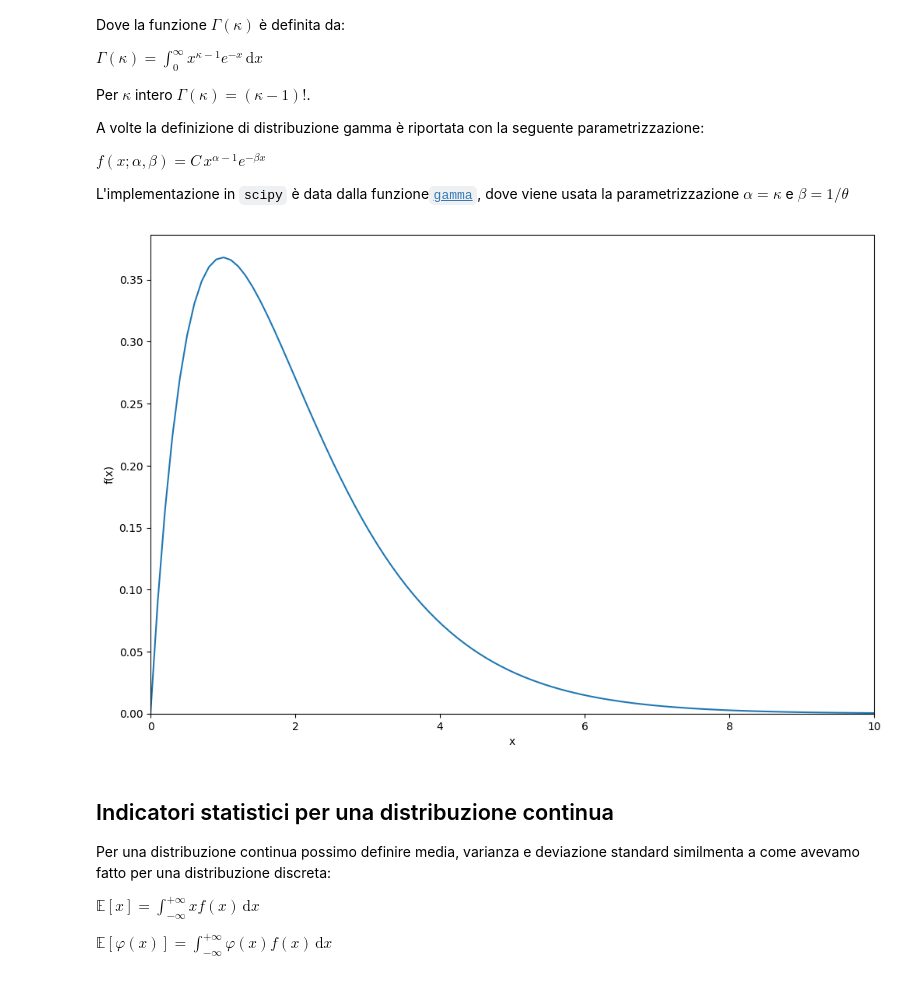
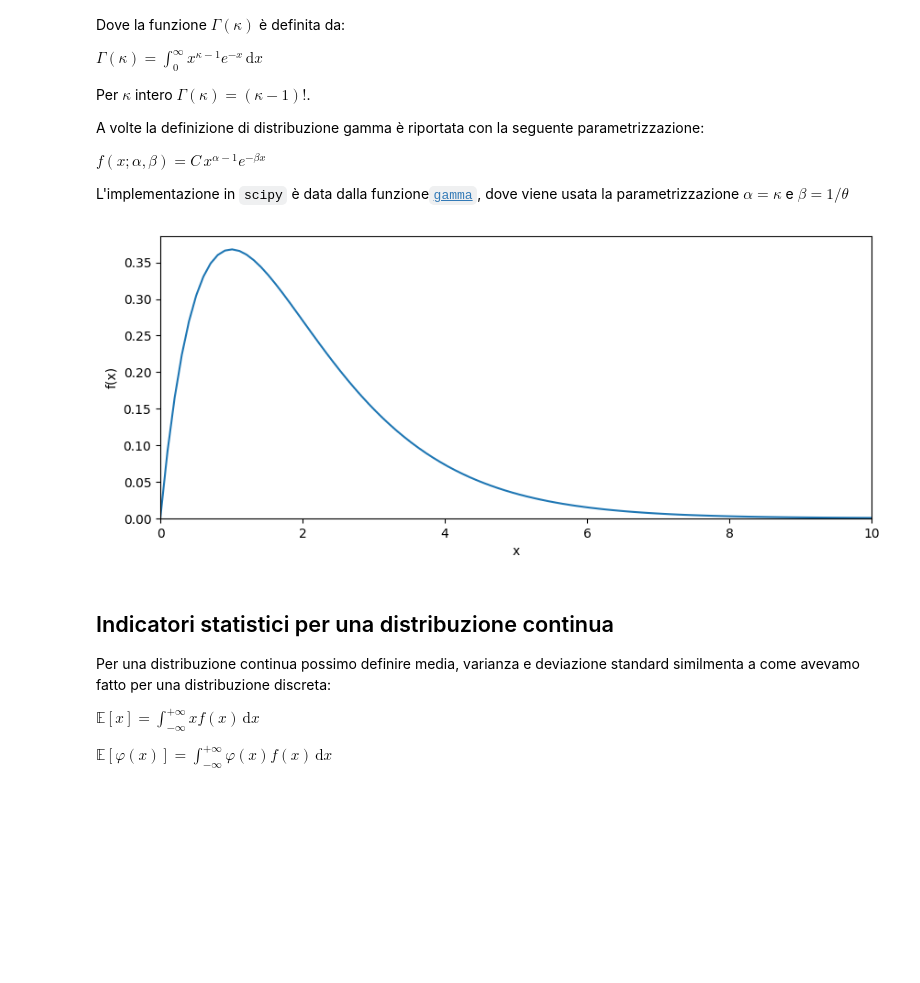
Before and after one commit to lucalista/analisi-dati-2024, a Jupyter notebook: 06.05.00__Distribuzioni_di_probabilita_continue.ipynb, the cells around one changed output. Drawn from its saved outputs; the diff is of its cells as text; code cells hidden in the pictures; blank space fills up the shorter version.

```diff
--- a/06.05.00__Distribuzioni_di_probabilita_continue.ipynb
+++ b/06.05.00__Distribuzioni_di_probabilita_continue.ipynb
@@ -53,18 +53,18 @@ import matplotlib.pyplot as plt
 import numpy as np
 from scipy.stats import gamma
 # %%
-plt.figure(figsize=(12,8))
+plt.figure(figsize=(10, 4))
 x = np.linspace(0, 10, 100)
 k = 2
-y = gamma.pdf(x, k)
+y = gamma.pdf(x, k, scale=1)
 plt.plot(x,y)
 plt.xlim(0, 10)
 plt.ylim(bottom=0)
 plt.xlabel('x')
 plt.ylabel('f(x)')
 plt.show()
 # %% [output]
-[figure, old version]
+[figure, new version]
 # %% [markdown]
 ## Indicatori statistici per una distribuzione continua
 Per una distribuzione continua possimo definire media, varianza e deviazione standard similmenta a come avevamo fatto per una distribuzione discreta:
```
Also changed, not shown: parts of 29 cells of this notebook.
